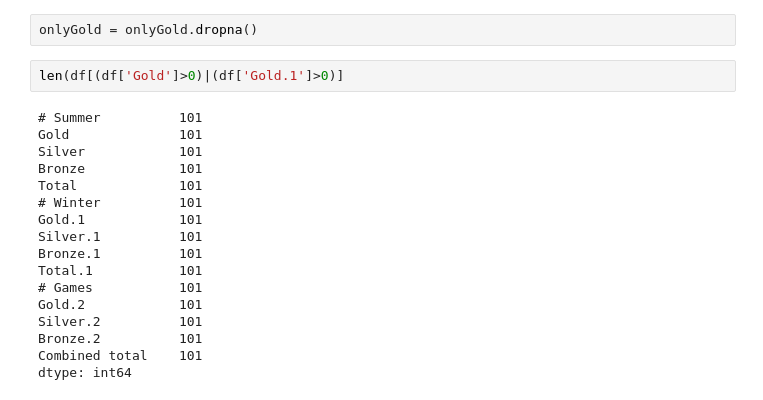
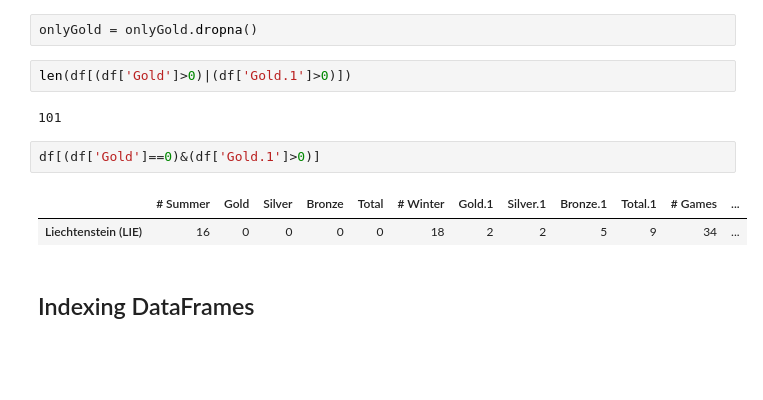
Before and after one commit to AmmaraRazzaq/Pandas, a Jupyter notebook: pandas.ipynb, the cells around one changed output. Cells and saved outputs as stored; diff of their text form; blank space fills up the shorter version.

```diff
--- a/pandas.ipynb
+++ b/pandas.ipynb
@@ -476,21 +476,13 @@ onlyGold.head()
 # %%
 onlyGold = onlyGold.dropna()
 # %%
-len(df[(df['Gold']>0)|(df['Gold.1']>0)]
+len(df[(df['Gold']>0)|(df['Gold.1']>0)])
 # %% [output]
-# Summer          101
-Gold              101
-Silver            101
-Bronze            101
-Total             101
-# Winter          101
-Gold.1            101
-Silver.1          101
-Bronze.1          101
-Total.1           101
-# Games           101
-Gold.2            101
-Silver.2          101
-Bronze.2          101
-Combined total    101
-dtype: int64
+101
+# %%
+df[(df['Gold']==0)&(df['Gold.1']>0)]
+# %% [output]
+|  | # Summer | Gold | Silver | Bronze | Total | # Winter | Gold.1 | Silver.1 | Bronze.1 | Total.1 | # Games | ... |
+| Liechtenstein (LIE) | 16 | 0 | 0 | 0 | 0 | 18 | 2 | 2 | 5 | 9 | 34 | ... |
+# %% [markdown]
+## Indexing DataFrames
```
Also changed, not shown: parts of 5 cells of this notebook.
